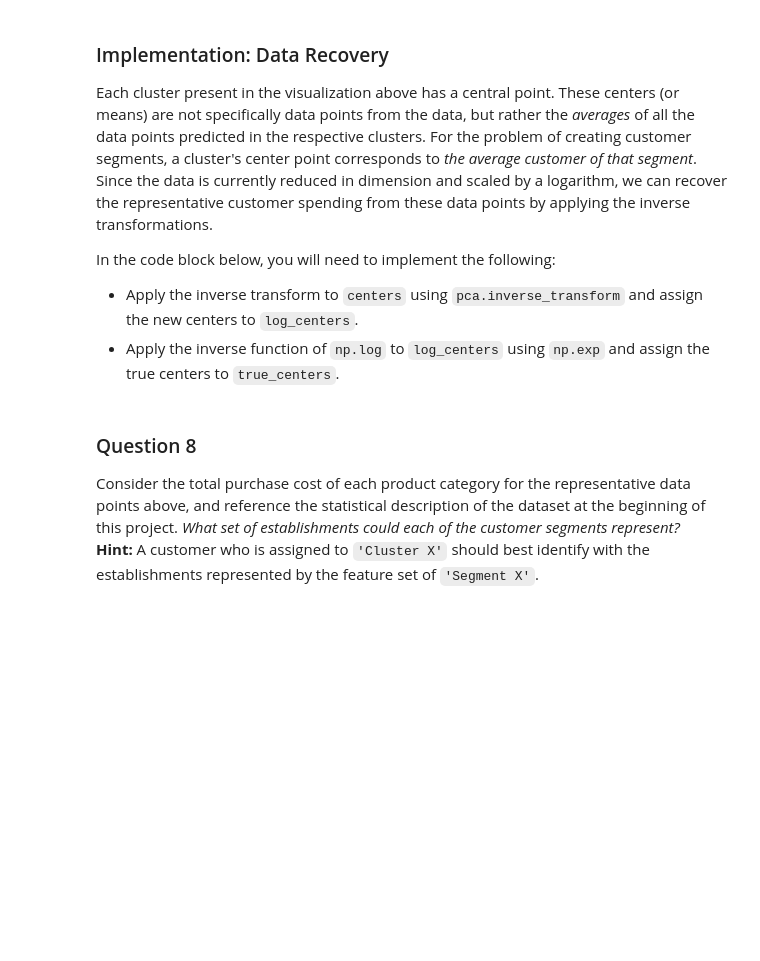
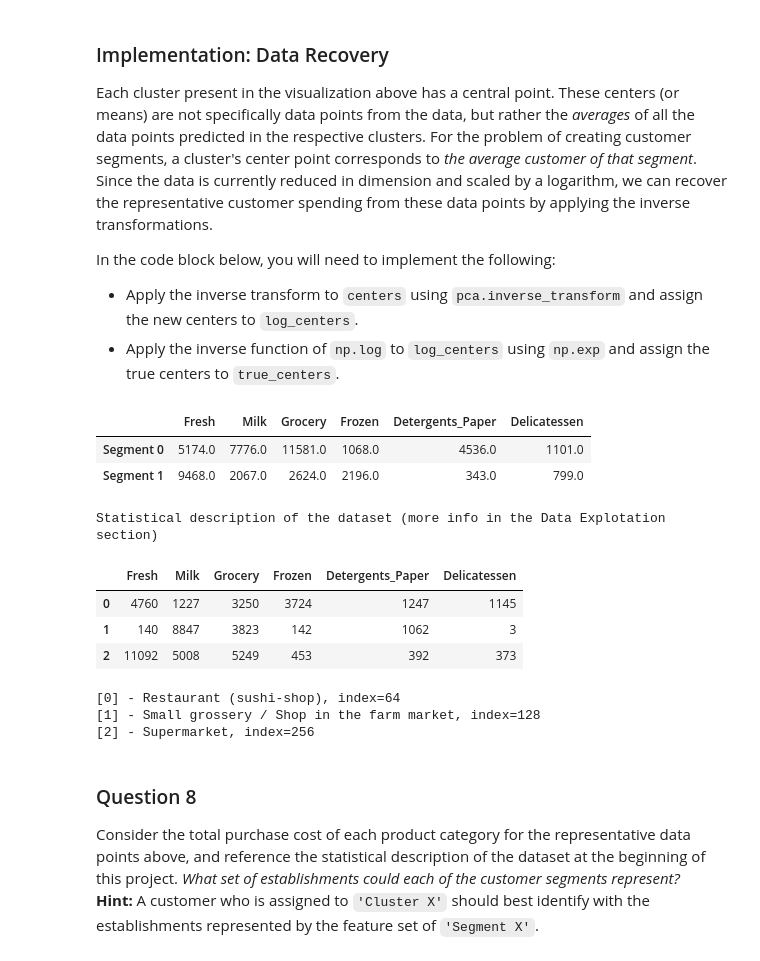
Before and after one commit to olpotkin/Customer-Segments, a Jupyter notebook: customer_segments.ipynb, the cells around one changed output. Saved outputs shown, nothing was run; the diff lists cells and outputs as text; code cells hidden in the pictures; blank space fills up the shorter version.

Commit message:
feat: add Data Recovery

```diff
--- a/customer_segments.ipynb
+++ b/customer_segments.ipynb
@@ -541,17 +541,35 @@ In the code block below, you will need to implement the following:
  - Apply the inverse transform to `centers` using `pca.inverse_transform` and assign the new centers to `log_centers`.
  - Apply the inverse function of `np.log` to `log_centers` using `np.exp` and assign the true centers to `true_centers`.
 # %%
-# TODO: Inverse transform the centers
-log_centers = None
+# Inverse transform the centers
+log_centers = pca.inverse_transform(centers)
 
-# TODO: Exponentiate the centers
-true_centers = None
+# Exponentiate the centers
+true_centers = np.exp(log_centers)
 
 # Display the true centers
 segments = ['Segment {}'.format(i) for i in range(0,len(centers))]
 true_centers = pd.DataFrame(np.round(true_centers), columns = data.keys())
 true_centers.index = segments
 display(true_centers)
+
+print("Statistical description of the dataset (more info in the Data Explotation section)")
+display(samples)
+print("[0] - Restaurant (sushi-shop), index=64")
+print("[1] - Small grossery / Shop in the farm market, index=128")
+print("[2] - Supermarket, index=256")
+# %% [output]
+|  | Fresh | Milk | Grocery | Frozen | Detergents_Paper | Delicatessen |
+| Segment 0 | 5174.0 | 7776.0 | 11581.0 | 1068.0 | 4536.0 | 1101.0 |
+| Segment 1 | 9468.0 | 2067.0 | 2624.0 | 2196.0 | 343.0 | 799.0 |
+Statistical description of the dataset (more info in the Data Explotation section)
+|  | Fresh | Milk | Grocery | Frozen | Detergents_Paper | Delicatessen |
+| 0 | 4760 | 1227 | 3250 | 3724 | 1247 | 1145 |
+| 1 | 140 | 8847 | 3823 | 142 | 1062 | 3 |
+| 2 | 11092 | 5008 | 5249 | 453 | 392 | 373 |
+[0] - Restaurant (sushi-shop), index=64
+[1] - Small grossery / Shop in the farm market, index=128
+[2] - Supermarket, index=256
 # %% [markdown]
 ### Question 8
 Consider the total purchase cost of each product category for the representative data points above, and reference the statistical description of the dataset at the beginning of this project. *What set of establishments could each of the customer segments represent?*
```
Also changed, not shown: parts of 5 cells of this notebook.
